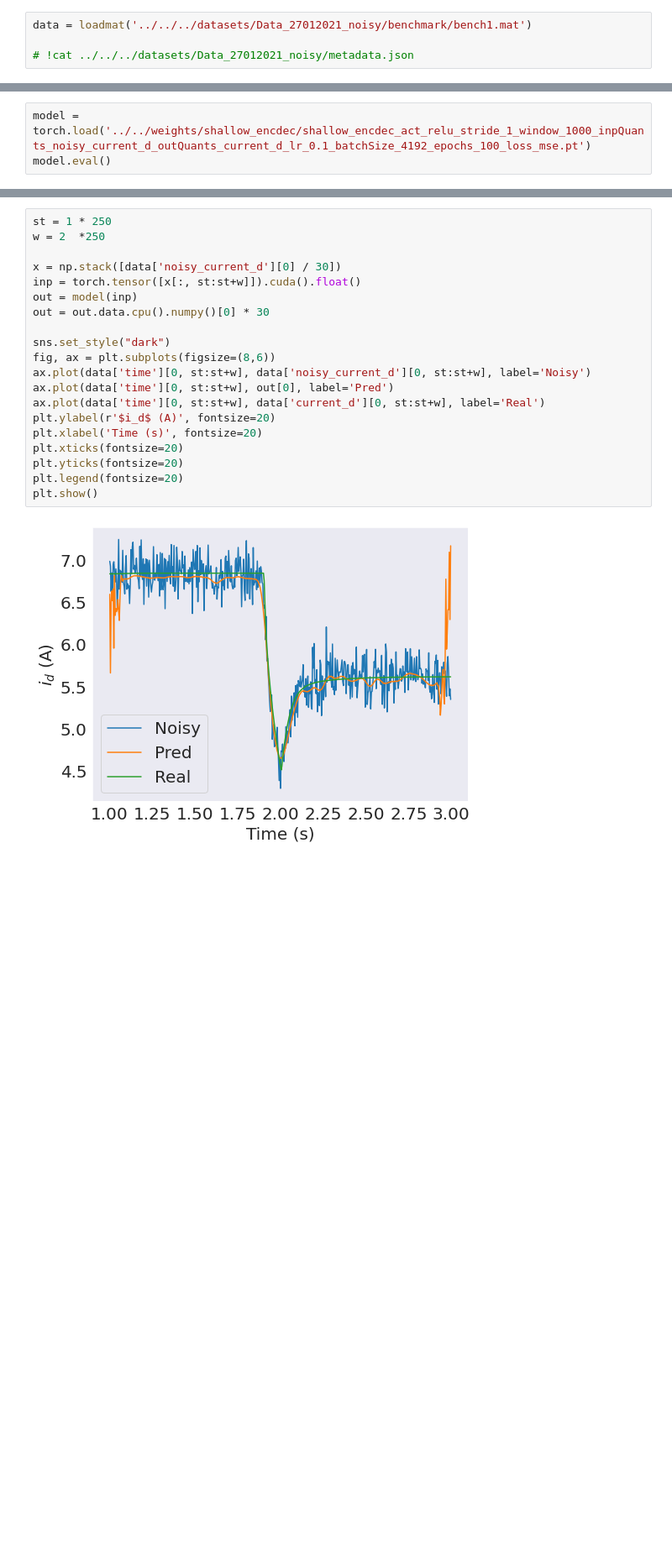
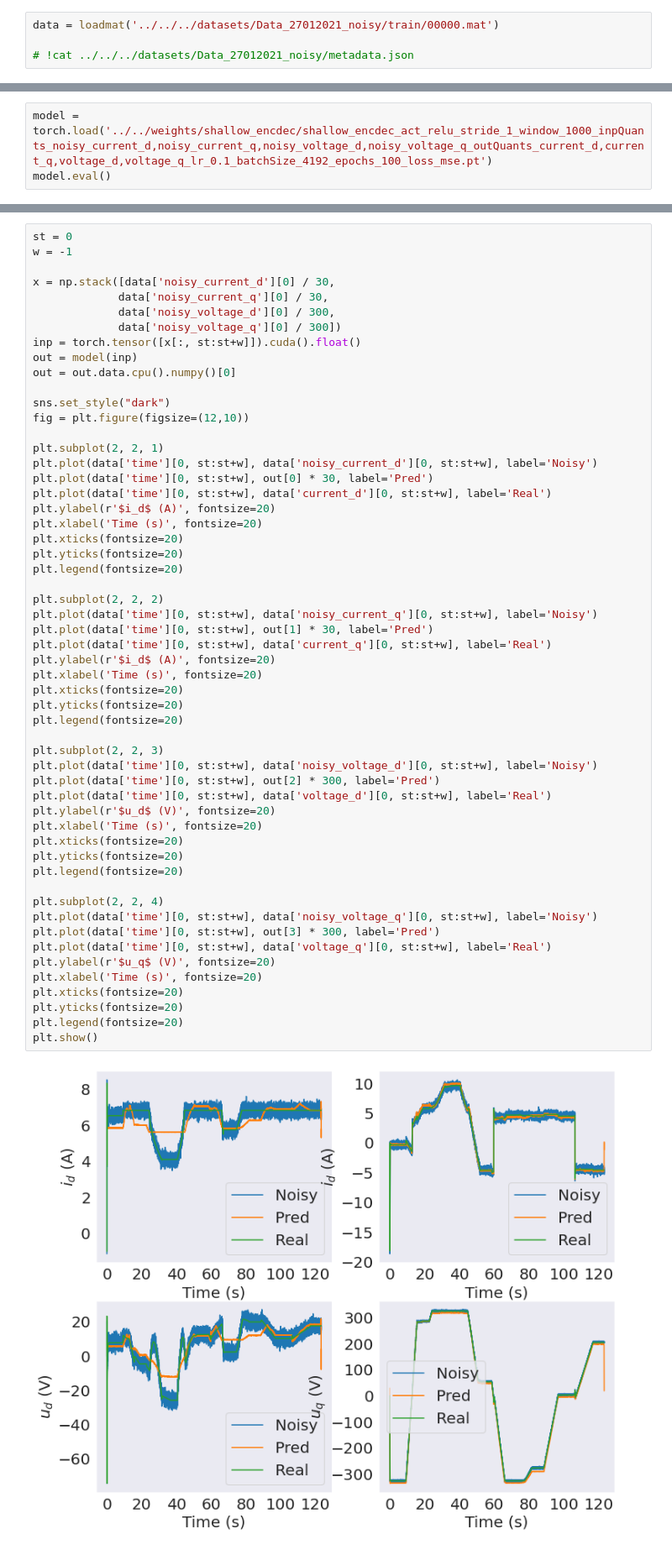
Before and after one commit to sagarverma/TemporalNeuralDenoisers, a Jupyter notebook: notebooks/predictions.ipynb, the cells around one changed output, grey strips where cells are left out. Shown at 84% size. Drawn from its saved outputs; the diff is of its cells as text; blank space fills up the shorter version.

```diff
--- a/notebooks/predictions.ipynb
+++ b/notebooks/predictions.ipynb
@@ -9,6 +9,6 @@ from timedenoiser.models.cnn import ShallowCNN
 import matplotlib.pyplot as plt
 import seaborn as sns
 # %%
-data = loadmat('../../../datasets/Data_27012021_noisy/benchmark/bench1.mat')
+data = loadmat('../../../datasets/Data_27012021_noisy/train/00000.mat')
 
 # !cat ../../../datasets/Data_27012021_noisy/metadata.json
@@ -28,5 +57,5 @@ plt.show()
 # %%
-model = torch.load('../../weights/shallow_encdec/shallow_encdec_act_relu_stride_1_window_1000_inpQuants_noisy_current_d_outQuants_current_d_lr_0.1_batchSize_4192_epochs_100_loss_mse.pt')
+model = torch.load('../../weights/shallow_encdec/shallow_encdec_act_relu_stride_1_window_1000_inpQuants_noisy_current_d,noisy_current_q,noisy_voltage_d,noisy_voltage_q_outQuants_current_d,current_q,voltage_d,voltage_q_lr_0.1_batchSize_4192_epochs_100_loss_mse.pt')
 model.eval()
 # %% [output]
 DataParallel(
@@ -43,24 +72,59 @@ DataParallel(
   )
 )
 # %%
-st = 1 * 250
-w = 2  *250
+st = 0
+w = -1
 
-x = np.stack([data['noisy_current_d'][0] / 30])
+x = np.stack([data['noisy_current_d'][0] / 30,
+             data['noisy_current_q'][0] / 30,
+             data['noisy_voltage_d'][0] / 300,
+             data['noisy_voltage_q'][0] / 300])
 inp = torch.tensor([x[:, st:st+w]]).cuda().float()
 out = model(inp)
-out = out.data.cpu().numpy()[0] * 30
+out = out.data.cpu().numpy()[0]
 
 sns.set_style("dark")
-fig, ax = plt.subplots(figsize=(8,6))
-ax.plot(data['time'][0, st:st+w], data['noisy_current_d'][0, st:st+w], label='Noisy')
-ax.plot(data['time'][0, st:st+w], out[0], label='Pred')
-ax.plot(data['time'][0, st:st+w], data['current_d'][0, st:st+w], label='Real')
+fig = plt.figure(figsize=(12,10))
+
+plt.subplot(2, 2, 1)
+plt.plot(data['time'][0, st:st+w], data['noisy_current_d'][0, st:st+w], label='Noisy')
+plt.plot(data['time'][0, st:st+w], out[0] * 30, label='Pred')
+plt.plot(data['time'][0, st:st+w], data['current_d'][0, st:st+w], label='Real')
 plt.ylabel(r'$i_d$ (A)', fontsize=20)
 plt.xlabel('Time (s)', fontsize=20)
 plt.xticks(fontsize=20)
 plt.yticks(fontsize=20)
 plt.legend(fontsize=20)
+
+plt.subplot(2, 2, 2)
+plt.plot(data['time'][0, st:st+w], data['noisy_current_q'][0, st:st+w], label='Noisy')
+plt.plot(data['time'][0, st:st+w], out[1] * 30, label='Pred')
+plt.plot(data['time'][0, st:st+w], data['current_q'][0, st:st+w], label='Real')
+plt.ylabel(r'$i_d$ (A)', fontsize=20)
+plt.xlabel('Time (s)', fontsize=20)
+plt.xticks(fontsize=20)
+plt.yticks(fontsize=20)
+plt.legend(fontsize=20)
+
+plt.subplot(2, 2, 3)
+plt.plot(data['time'][0, st:st+w], data['noisy_voltage_d'][0, st:st+w], label='Noisy')
+plt.plot(data['time'][0, st:st+w], out[2] * 300, label='Pred')
+plt.plot(data['time'][0, st:st+w], data['voltage_d'][0, st:st+w], label='Real')
+plt.ylabel(r'$u_d$ (V)', fontsize=20)
+plt.xlabel('Time (s)', fontsize=20)
+plt.xticks(fontsize=20)
+plt.yticks(fontsize=20)
+plt.legend(fontsize=20)
+
+plt.subplot(2, 2, 4)
+plt.plot(data['time'][0, st:st+w], data['noisy_voltage_q'][0, st:st+w], label='Noisy')
+plt.plot(data['time'][0, st:st+w], out[3] * 300, label='Pred')
+plt.plot(data['time'][0, st:st+w], data['voltage_q'][0, st:st+w], label='Real')
+plt.ylabel(r'$u_q$ (V)', fontsize=20)
+plt.xlabel('Time (s)', fontsize=20)
+plt.xticks(fontsize=20)
+plt.yticks(fontsize=20)
+plt.legend(fontsize=20)
 plt.show()
 # %% [output]
-[figure, old version]
+[figure, new version]
```
Also changed, not shown: parts of 3 cells of this notebook.
